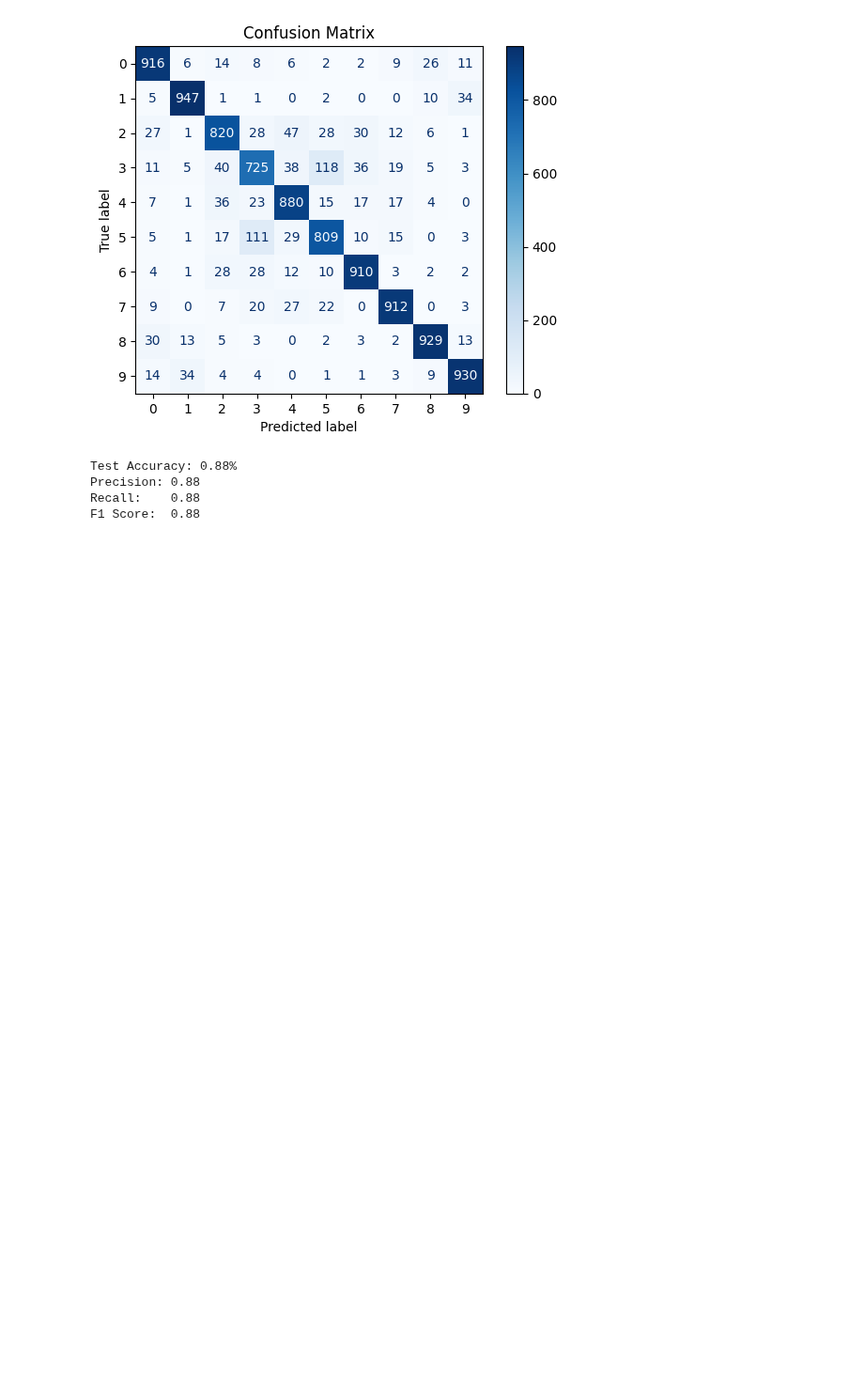
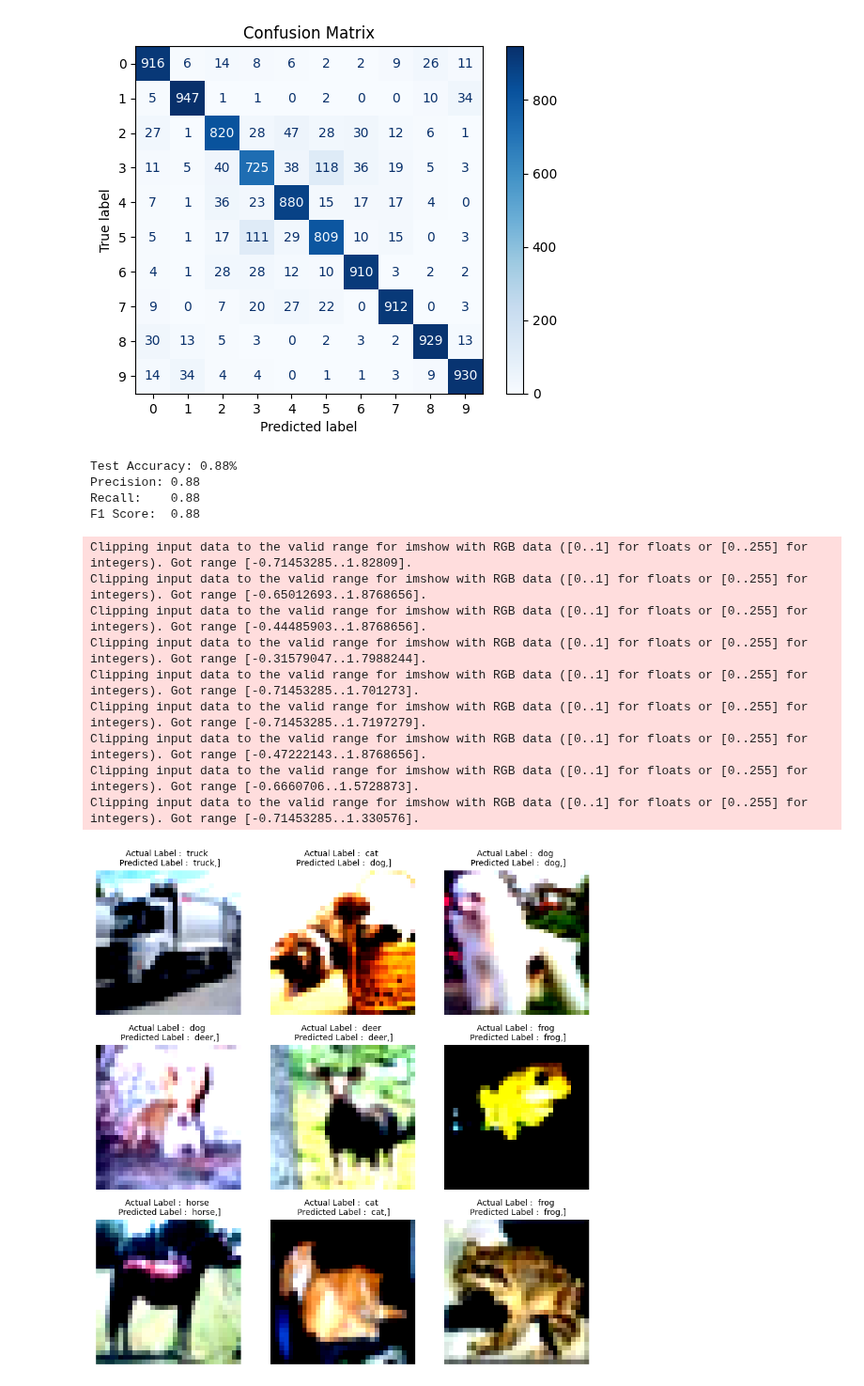
Before and after one commit to nishitmv/ML, a Jupyter notebook: CNN-Cifar10.ipynb, the cells around one changed output. Shown at 94% size. Drawn from its saved outputs; the diff is of its cells as text; code cells hidden in the pictures; blank space fills up the shorter version.

```diff
--- a/CNN-Cifar10.ipynb
+++ b/CNN-Cifar10.ipynb
@@ -264,3 +264,38 @@ Test Accuracy: 0.88%
 Precision: 0.88
 Recall:    0.88
 F1 Score:  0.88
+# %%
+grid_size = 3
+fig, axes = plt.subplots(grid_size, grid_size, figsize = (9, 9))
+classes = test_dataset.classes
+model = torch.load('CNN_Cifar10_AdamW.pth', weights_only=False)
+
+model.eval()
+
+for i in range(grid_size):
+    for j in range(grid_size):
+        index = random.randint(0, len(test_dataset) -1)
+        img , correct_label = test_dataset[index]
+        input_tensor = img.unsqueeze(dim=0).to(device)
+        with torch.inference_mode():
+            output = model(input_tensor)
+            _, predicted = torch.max(output.data,1)
+        img = img / 2 + 0.5 # denormalizing images to plot
+        nump_img = img.to("cpu")
+        axes[i, j].imshow(np.transpose(nump_img, (1,2,0)))
+        correct_match = classes[correct_label] == classes[predicted.item()]
+        axes[i, j].set_title(f"Actual Label :  {classes[correct_label]} \n Predicted Label :  {classes[predicted.item()]},]" , fontsize = 10)
+        axes[i, j].axis("off")
+plt.tight_layout()
+plt.show()
+# %% [output]
+Clipping input data to the valid range for imshow with RGB data ([0..1] for floats or [0..255] for integers). Got range [-0.71453285..1.82809].
+Clipping input data to the valid range for imshow with RGB data ([0..1] for floats or [0..255] for integers). Got range [-0.65012693..1.8768656].
+Clipping input data to the valid range for imshow with RGB data ([0..1] for floats or [0..255] for integers). Got range [-0.44485903..1.8768656].
+Clipping input data to the valid range for imshow with RGB data ([0..1] for floats or [0..255] for integers). Got range [-0.31579047..1.7988244].
+Clipping input data to the valid range for imshow with RGB data ([0..1] for floats or [0..255] for integers). Got range [-0.71453285..1.701273].
+Clipping input data to the valid range for imshow with RGB data ([0..1] for floats or [0..255] for integers). Got range [-0.71453285..1.7197279].
+Clipping input data to the valid range for imshow with RGB data ([0..1] for floats or [0..255] for integers). Got range [-0.47222143..1.8768656].
+Clipping input data to the valid range for imshow with RGB data ([0..1] for floats or [0..255] for integers). Got range [-0.6660706..1.5728873].
+Clipping input data to the valid range for imshow with RGB data ([0..1] for floats or [0..255] for integers). Got range [-0.71453285..1.330576].
+[figure, added]
```
Also changed, not shown: 1 other file.
